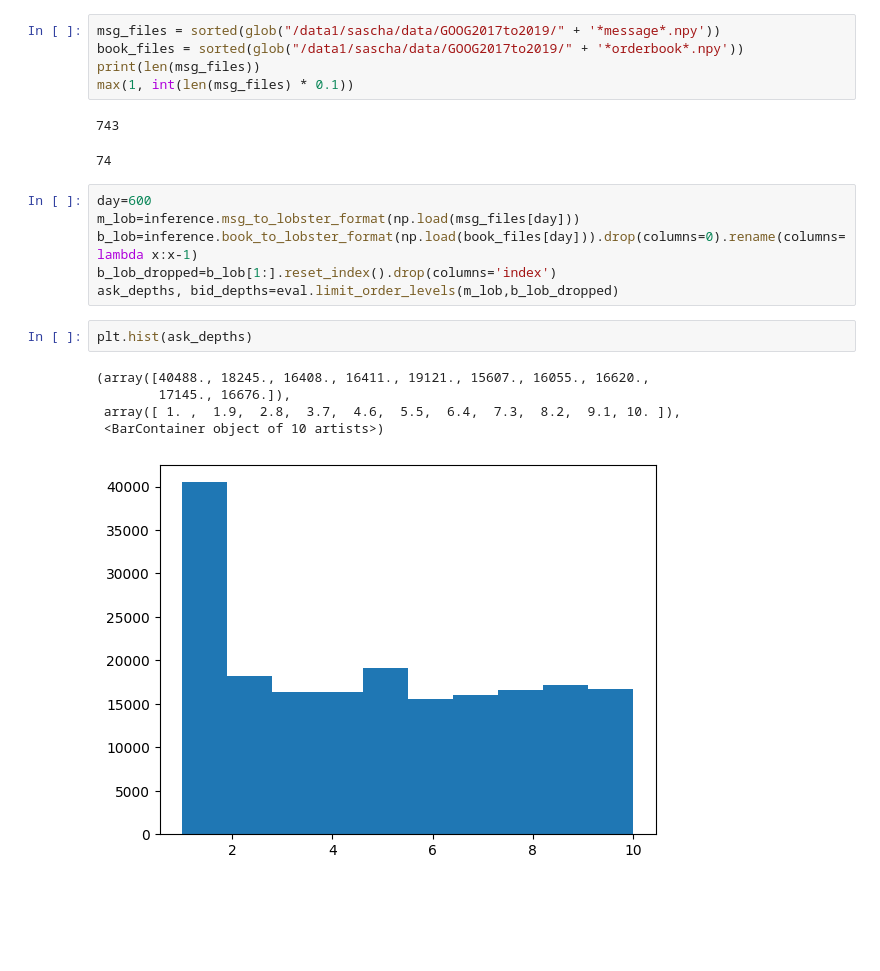
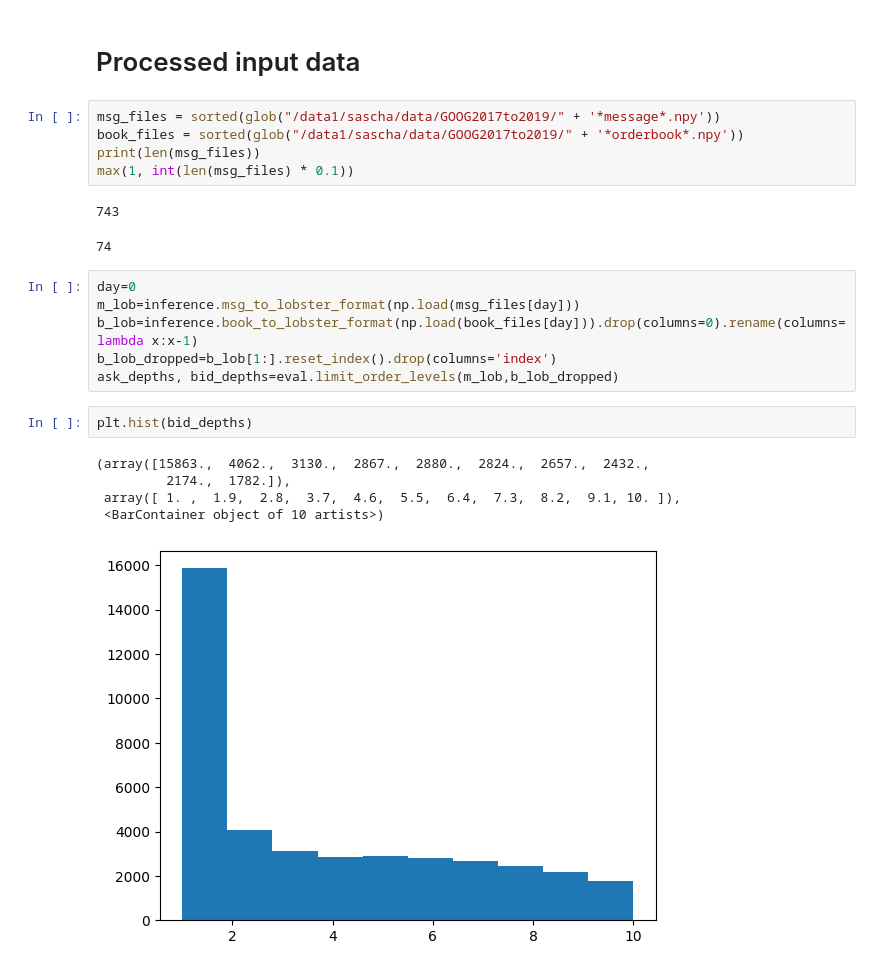
Before and after one commit to george-nigm/LOBS5, a Jupyter notebook: data_inspection.ipynb, the cells around one changed output. Drawn from its saved outputs; the diff is of its cells as text; blank space fills up the shorter version.

```diff
--- a/data_inspection.ipynb
+++ b/data_inspection.ipynb
@@ -25,3 +32,5 @@ sys.path
+# %% [markdown]
+# Processed input data
 # %%
 msg_files = sorted(glob("/data1/sascha/data/GOOG2017to2019/" + '*message*.npy'))
 book_files = sorted(glob("/data1/sascha/data/GOOG2017to2019/" + '*orderbook*.npy'))
@@ -31,19 +40,19 @@ max(1, int(len(msg_files) * 0.1))
 743
 74
 # %%
-day=600
+day=0
 m_lob=inference.msg_to_lobster_format(np.load(msg_files[day]))
 b_lob=inference.book_to_lobster_format(np.load(book_files[day])).drop(columns=0).rename(columns=lambda x:x-1)
 b_lob_dropped=b_lob[1:].reset_index().drop(columns='index')
 ask_depths, bid_depths=eval.limit_order_levels(m_lob,b_lob_dropped)
 # %%
-plt.hist(ask_depths)
+plt.hist(bid_depths)
 # %% [output]
-(array([40488., 18245., 16408., 16411., 19121., 15607., 16055., 16620.,
-        17145., 16676.]),
+(array([15863.,  4062.,  3130.,  2867.,  2880.,  2824.,  2657.,  2432.,
+         2174.,  1782.]),
  array([ 1. ,  1.9,  2.8,  3.7,  4.6,  5.5,  6.4,  7.3,  8.2,  9.1, 10. ]),
  <BarContainer object of 10 artists>)
-[figure, old version]
+[figure, new version]
 # %%
 m_lob
 # %% [output]
```
Also changed, not shown: parts of 27 cells of this notebook, 4 other files.
